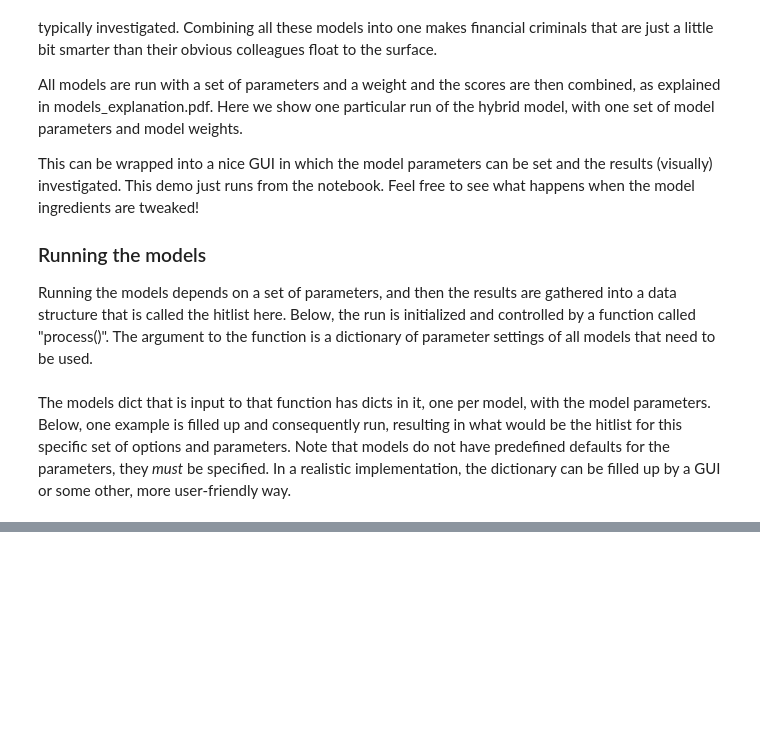
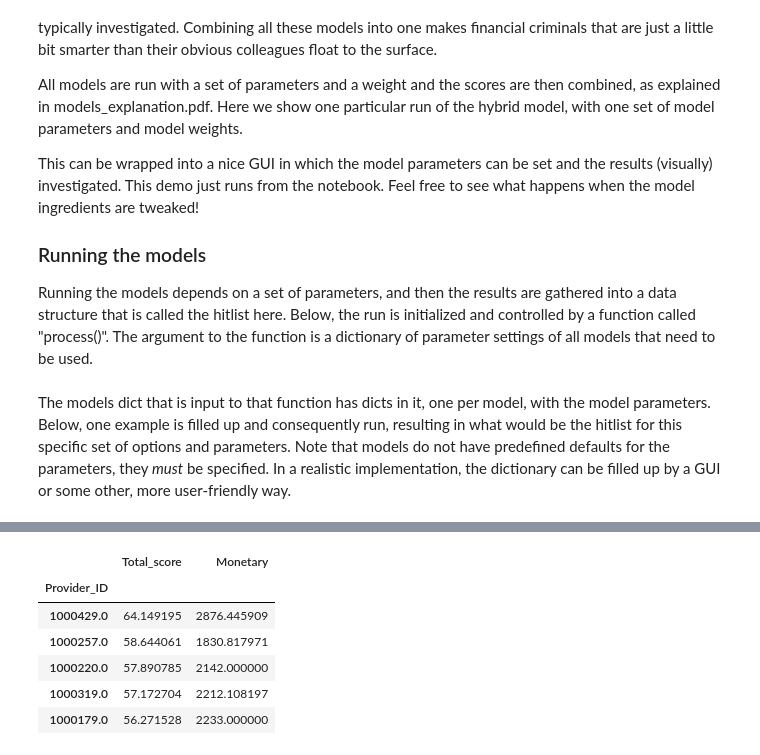
Before and after one commit to harcel/FraudDetection, a Jupyter notebook: HybridFraudDetection.ipynb, the cells around one changed output, grey strips where cells are left out. Saved outputs shown, nothing was run; the diff lists cells and outputs as text; code cells hidden in the pictures; blank space fills up the shorter version.

```diff
--- a/HybridFraudDetection.ipynb
+++ b/HybridFraudDetection.ipynb
@@ -124,0 +127,10 @@ total_scores, hitlist = process(modelsdict)
+# %%
+total_scores[['Total_score', 'Monetary']].head(5)
+# %% [output]
+|  | Total_score | Monetary |
+| Provider_ID |  |  |
+| 1000429.0 | 64.149195 | 2876.445909 |
+| 1000257.0 | 58.644061 | 1830.817971 |
+| 1000220.0 | 57.890785 | 2142.000000 |
+| 1000319.0 | 57.172704 | 2212.108197 |
+| 1000179.0 | 56.271528 | 2233.000000 |
```
Also changed, not shown: parts of 2 cells of this notebook, 1 other file.
